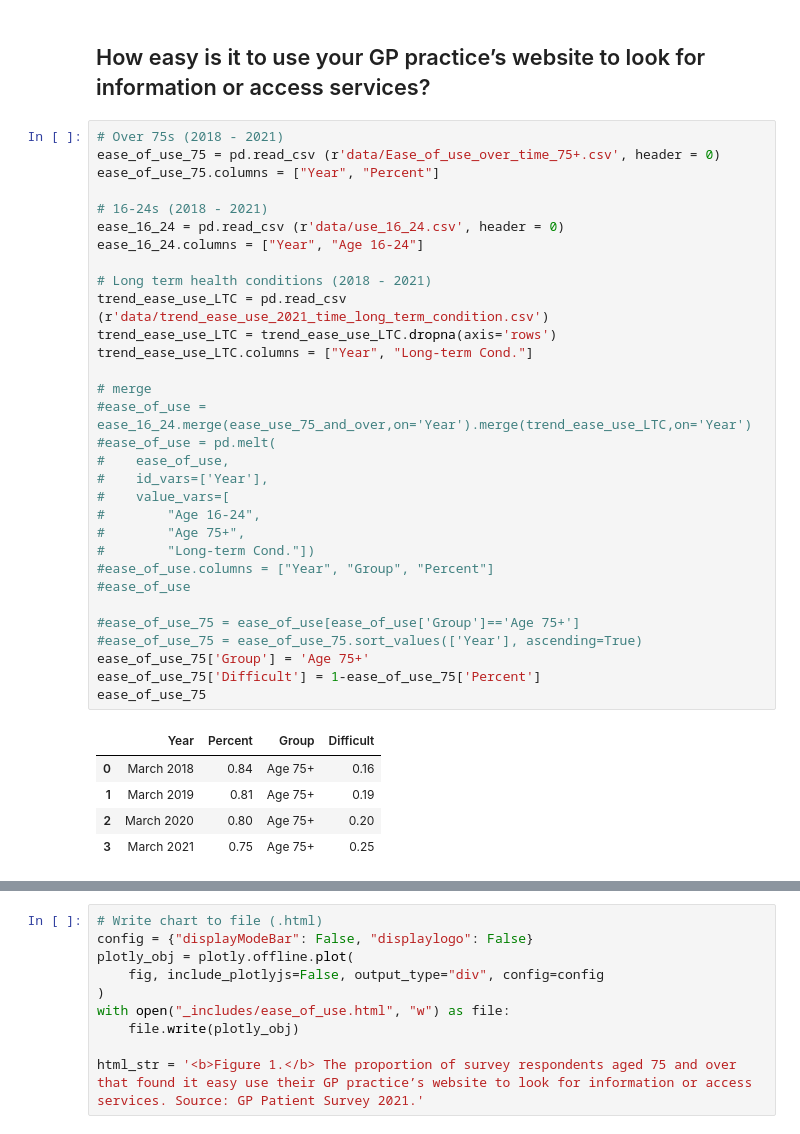
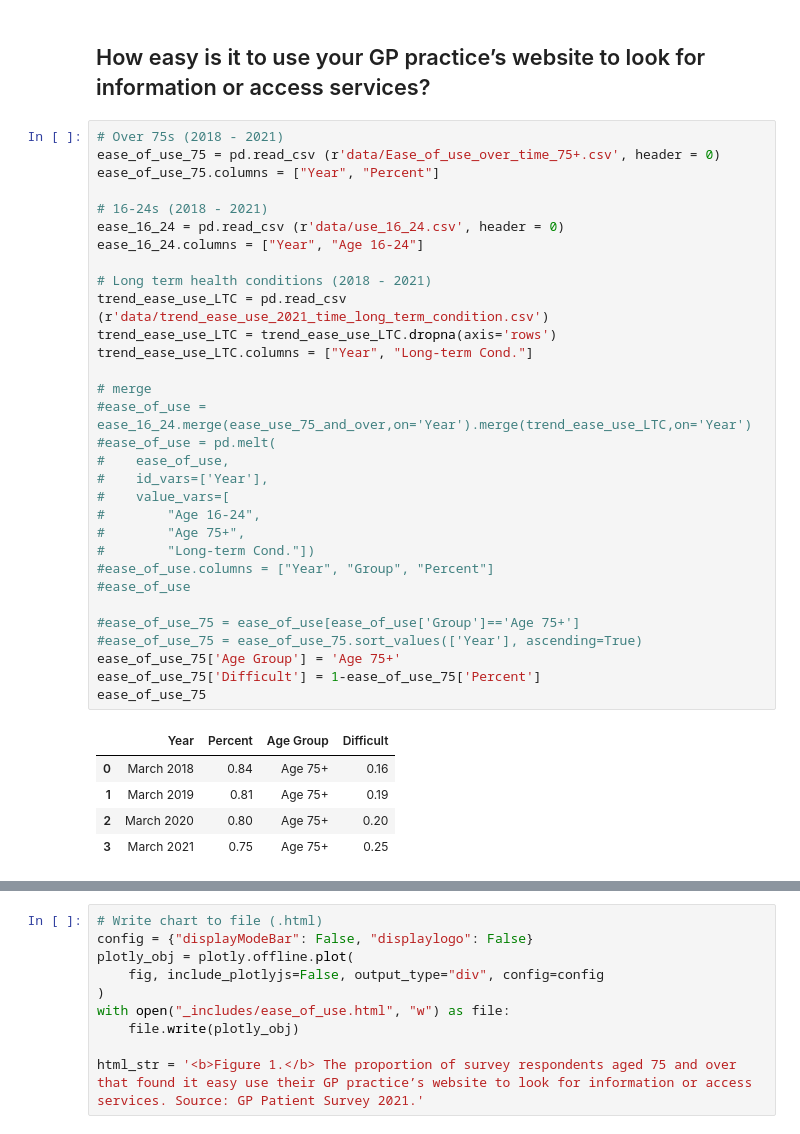
Before and after one commit to nhsx/digital-health-insights, a Jupyter notebook: Digital-Insights-2021-GP-Patient-Survey-2021-Analysis-Master.ipynb, the cells around one changed output, grey strips where cells are left out. Saved outputs shown, nothing was run; the diff lists cells and outputs as text.

```diff
--- a/Digital-Insights-2021-GP-Patient-Survey-2021-Analysis-Master.ipynb
+++ b/Digital-Insights-2021-GP-Patient-Survey-2021-Analysis-Master.ipynb
@@ -381,35 +402,35 @@ html_str = '<b>Figure 2.</b> The proportion of different online service use, bet
 # Over 75s (2018 - 2021)
 ease_of_use_75 = pd.read_csv (r'data/Ease_of_use_over_time_75+.csv', header = 0)
 ease_of_use_75.columns = ["Year", "Percent"]
 
 # 16-24s (2018 - 2021)
 ease_16_24 = pd.read_csv (r'data/use_16_24.csv', header = 0)
 ease_16_24.columns = ["Year", "Age 16-24"]
 
 # Long term health conditions (2018 - 2021)
 trend_ease_use_LTC = pd.read_csv (r'data/trend_ease_use_2021_time_long_term_condition.csv')
 trend_ease_use_LTC = trend_ease_use_LTC.dropna(axis='rows')
 trend_ease_use_LTC.columns = ["Year", "Long-term Cond."]
 
 # merge
 #ease_of_use = ease_16_24.merge(ease_use_75_and_over,on='Year').merge(trend_ease_use_LTC,on='Year')
 #ease_of_use = pd.melt(
 #    ease_of_use,
 #    id_vars=['Year'],
 #    value_vars=[
 #        "Age 16-24",
 #        "Age 75+",
 #        "Long-term Cond."])
 #ease_of_use.columns = ["Year", "Group", "Percent"]
 #ease_of_use
 
 #ease_of_use_75 = ease_of_use[ease_of_use['Group']=='Age 75+']
 #ease_of_use_75 = ease_of_use_75.sort_values(['Year'], ascending=True)
-ease_of_use_75['Group'] = 'Age 75+'
+ease_of_use_75['Age Group'] = 'Age 75+'
 ease_of_use_75['Difficult'] = 1-ease_of_use_75['Percent']
 ease_of_use_75
 # %% [output]
-|  | Year | Percent | Group | Difficult |
+|  | Year | Percent | Age Group | Difficult |
 | 0 | March 2018 | 0.84 | Age 75+ | 0.16 |
 | 1 | March 2019 | 0.81 | Age 75+ | 0.19 |
 | 2 | March 2020 | 0.80 | Age 75+ | 0.20 |
```
Also changed, not shown: parts of 7 cells of this notebook, 5 other files.
